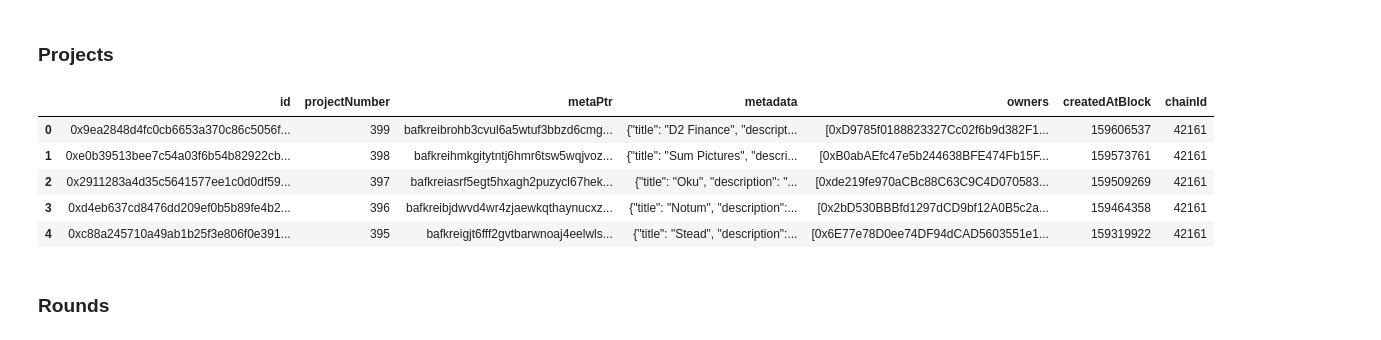
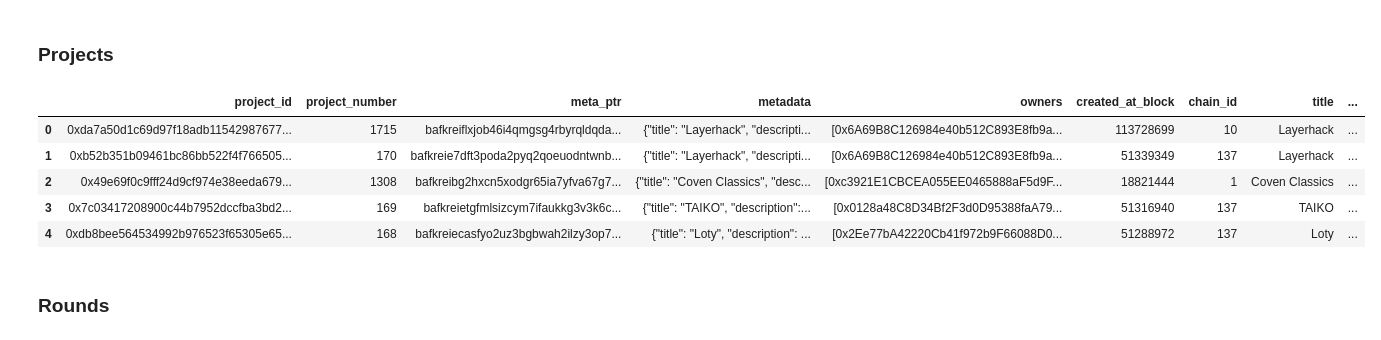
Before and after one commit to davidgasquez/gitcoin-grants-data-portal, a Jupyter notebook: notebooks/sandbox.ipynb, the cells around one changed output. Cells and saved outputs as stored; diff of their text form; code cells hidden in the pictures.

Commit message:
chore: ⚡️ add metadata

```diff
--- a/notebooks/sandbox.ipynb
+++ b/notebooks/sandbox.ipynb
@@ -98,14 +97,14 @@ query("from public.raw_prices order by timestamp desc limit 10")
 # %% [markdown]
 ### Projects
 # %%
-query("from public.raw_projects order by createdAtBlock desc limit 5")
+query("from projects order by created_at desc limit 5")
 # %% [output]
-|  | id | projectNumber | metaPtr | metadata | owners | createdAtBlock | chainId |
-| 0 | 0x9ea2848d4fc0cb6653a370c86c5056f... | 399 | bafkreibrohb3cvul6a5wtuf3bbzd6cmg... | {"title": "D2 Finance", "descript... | [0xD9785f0188823327Cc02f6b9d382F1... | 159606537 | 42161 |
-| 1 | 0xe0b39513bee7c54a03f6b54b82922cb... | 398 | bafkreihmkgitytntj6hmr6tsw5wqjvoz... | {"title": "Sum Pictures", "descri... | [0xB0abAEfc47e5b244638BFE474Fb15F... | 159573761 | 42161 |
-| 2 | 0x2911283a4d35c5641577ee1c0d0df59... | 397 | bafkreiasrf5egt5hxagh2puzycl67hek... | {"title": "Oku", "description": "... | [0xde219fe970aCBc88C63C9C4D070583... | 159509269 | 42161 |
-| 3 | 0xd4eb637cd8476dd209ef0b5b89fe4b2... | 396 | bafkreibjdwvd4wr4zjaewkqthaynucxz... | {"title": "Notum", "description":... | [0x2bD530BBBfd1297dCD9bf12A0B5c2a... | 159464358 | 42161 |
-| 4 | 0xc88a245710a49ab1b25f3e806f0e391... | 395 | bafkreigjt6fff2gvtbarwnoaj4eelwls... | {"title": "Stead", "description":... | [0x6E77e78D0ee74DF94dCAD5603551e1... | 159319922 | 42161 |
+|  | project_id | project_number | meta_ptr | metadata | owners | created_at_block | chain_id | title | ... |
+| 0 | 0xda7a50d1c69d97f18adb11542987677... | 1715 | bafkreiflxjob46i4qmgsg4rbyrqldqda... | {"title": "Layerhack", "descripti... | [0x6A69B8C126984e40b512C893E8fb9a... | 113728699 | 10 | Layerhack | ... |
+| 1 | 0xb52b351b09461bc86bb522f4f766505... | 170 | bafkreie7dft3poda2pyq2qoeuodntwnb... | {"title": "Layerhack", "descripti... | [0x6A69B8C126984e40b512C893E8fb9a... | 51339349 | 137 | Layerhack | ... |
+| 2 | 0x49e69f0c9fff24d9cf974e38eeda679... | 1308 | bafkreibg2hxcn5xodgr65ia7yfva67g7... | {"title": "Coven Classics", "desc... | [0xc3921E1CBCEA055EE0465888aF5d9F... | 18821444 | 1 | Coven Classics | ... |
+| 3 | 0x7c03417208900c44b7952dccfba3bd2... | 169 | bafkreietgfmlsizcym7ifaukkg3v3k6c... | {"title": "TAIKO", "description":... | [0x0128a48C8D34Bf2F3d0D95388faA79... | 51316940 | 137 | TAIKO | ... |
+| 4 | 0xdb8bee564534992b976523f65305e65... | 168 | bafkreiecasfyo2uz3bgbwah2ilzy3op7... | {"title": "Loty", "description": ... | [0x2Ee77bA42220Cb41f972b9F66088D0... | 51288972 | 137 | Loty | ... |
 # %% [markdown]
 ### Rounds
 # %%
```
Also changed, not shown: parts of 3 cells of this notebook, 3 other files.
